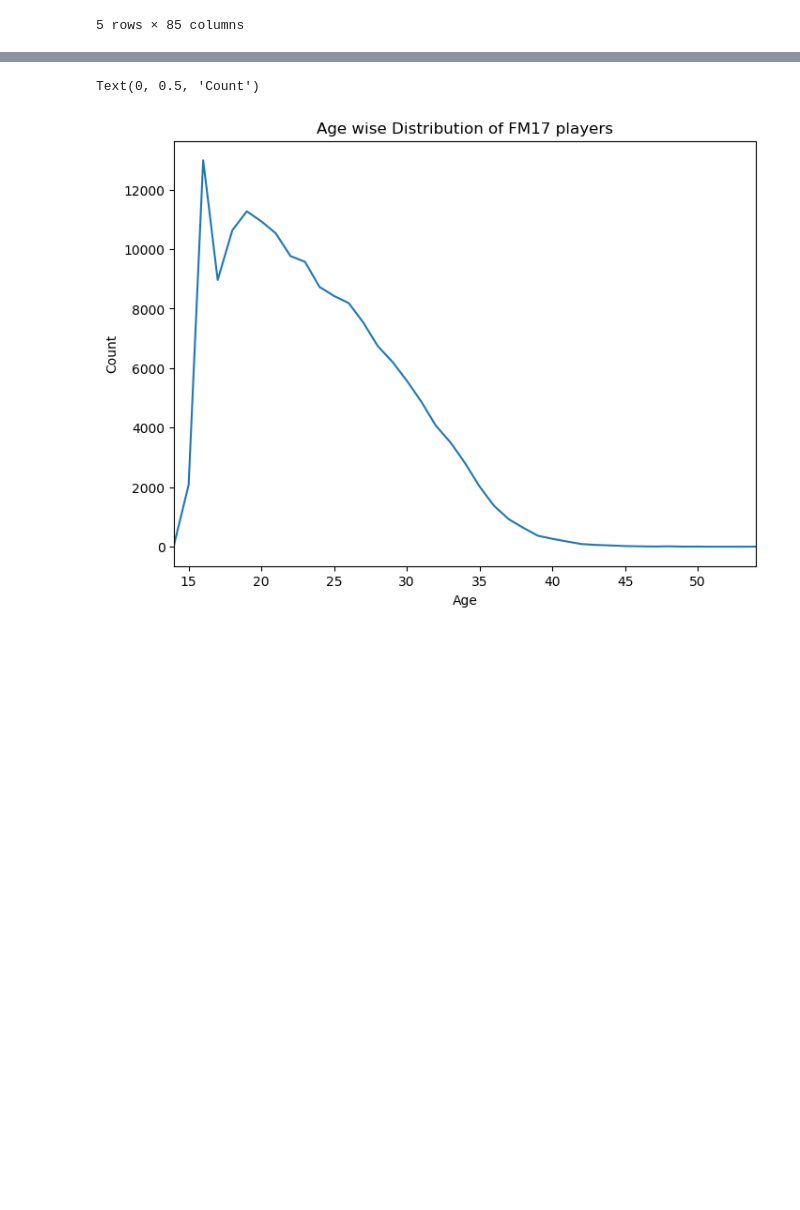
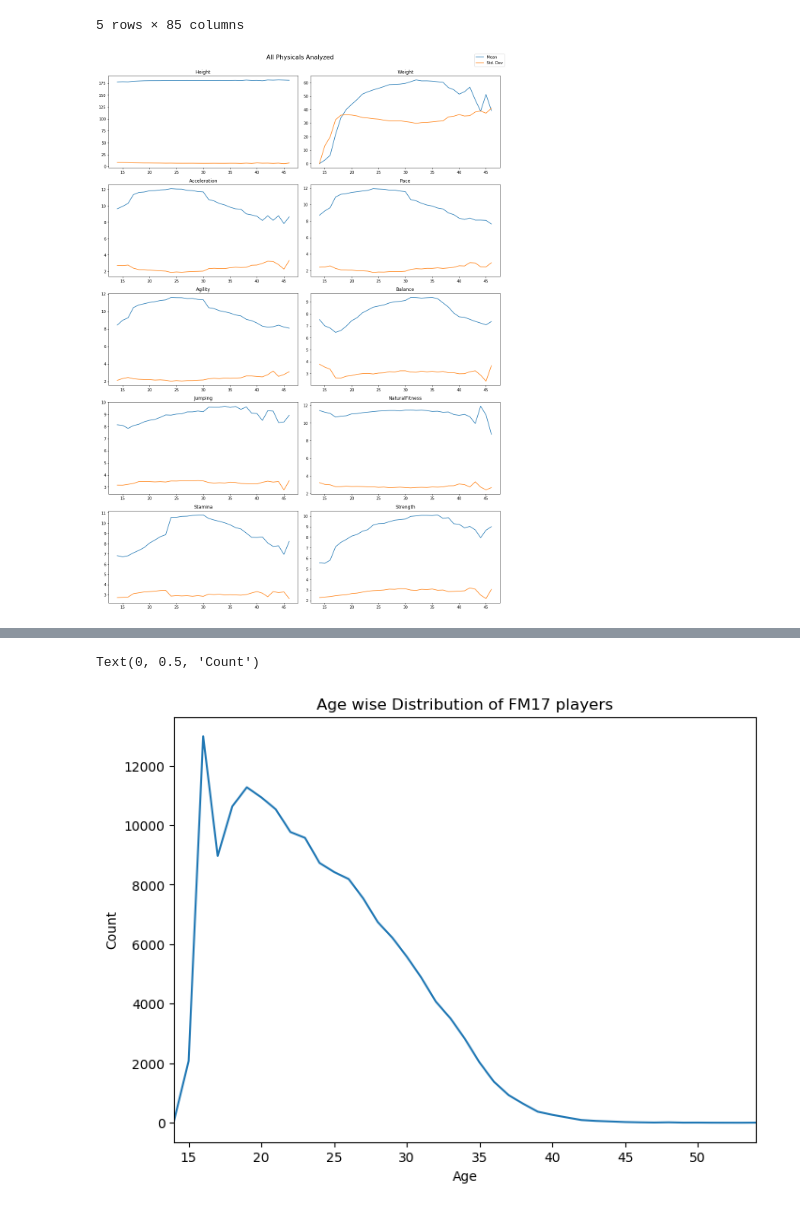
Before and after one commit to sarthakbatragatech/100-Days-of-ML, a Jupyter notebook: Visualizing-Datasets/Football-Manager/FootballManager.ipynb, the cells around one changed output, grey strips where cells are left out. Cells and saved outputs as stored; diff of their text form; code cells hidden in the pictures; blank space fills up the shorter version.

```diff
--- a/Visualizing-Datasets/Football-Manager/FootballManager.ipynb
+++ b/Visualizing-Datasets/Football-Manager/FootballManager.ipynb
@@ -217,3 +218,50 @@ age.mean().head()
 | 17 | 2.125272e+08 | 30294.569994 | 0.008366 | 0.000781 | 0.025878 | 0.004462 | 179.004685 | 21.584384 | 2.903067 | ... |
 | 18 | 7.019779e+07 | 82508.436165 | 0.014583 | 0.002917 | 0.039138 | 0.004140 | 179.503528 | 33.977232 | 2.932731 | ... |
 5 rows × 85 columns
+# %%
+# Extracting just the physicals attributes
+physicals = age[['Height', 'Weight', 'Acceleration', 'Pace', 'Agility',
+                 'Balance', 'Jumping', 'NaturalFitness', 'Stamina', 'Strength']]
+# The count for players aged 47+ is too low to feel secure about the mean so let's ignore those ages
+physicals_subset = physicals.agg(['mean', 'std']).loc[14:46]
+
+#Setting up the subplot
+f, ((ax1, ax2), (ax3, ax4), (ax5, ax6), (ax7, ax8), (ax9, ax10)) = plt.subplots(5, 2, figsize=(15, 20))
+
+ax1.plot(physicals_subset['Height'])
+ax1.set_title('Height')
+
+ax2.plot(physicals_subset['Weight'])
+ax2.set_title('Weight')
+
+ax3.plot(physicals_subset['Acceleration'])
+ax3.set_title('Acceleration')
+
+ax4.plot(physicals_subset['Pace'])
+ax4.set_title('Pace')
+
+ax5.plot(physicals_subset['Agility'])
+ax5.set_title('Agility')
+
+ax6.plot(physicals_subset['Balance'])
+ax6.set_title('Balance')
+
+ax7.plot(physicals_subset['Jumping'])
+ax7.set_title('Jumping')
+
+ax8.plot(physicals_subset['NaturalFitness'])
+ax8.set_title('NaturalFitness')
+
+ax9.plot(physicals_subset['Stamina'])
+ax9.set_title('Stamina')
+
+l1, l2 = ax10.plot(physicals_subset['Strength'])
+ax10.set_title('Strength')
+
+# Adding legend and title for the subplot
+f.legend((l1, l2), ('Mean', 'Std. Dev'), 'upper right')
+f.suptitle('All Physicals Analyzed', fontsize=16, y=1.02)
+
+plt.tight_layout()
+# %% [output]
+[figure, added]
```
Also changed, not shown: parts of 9 cells of this notebook, 1 other file.
